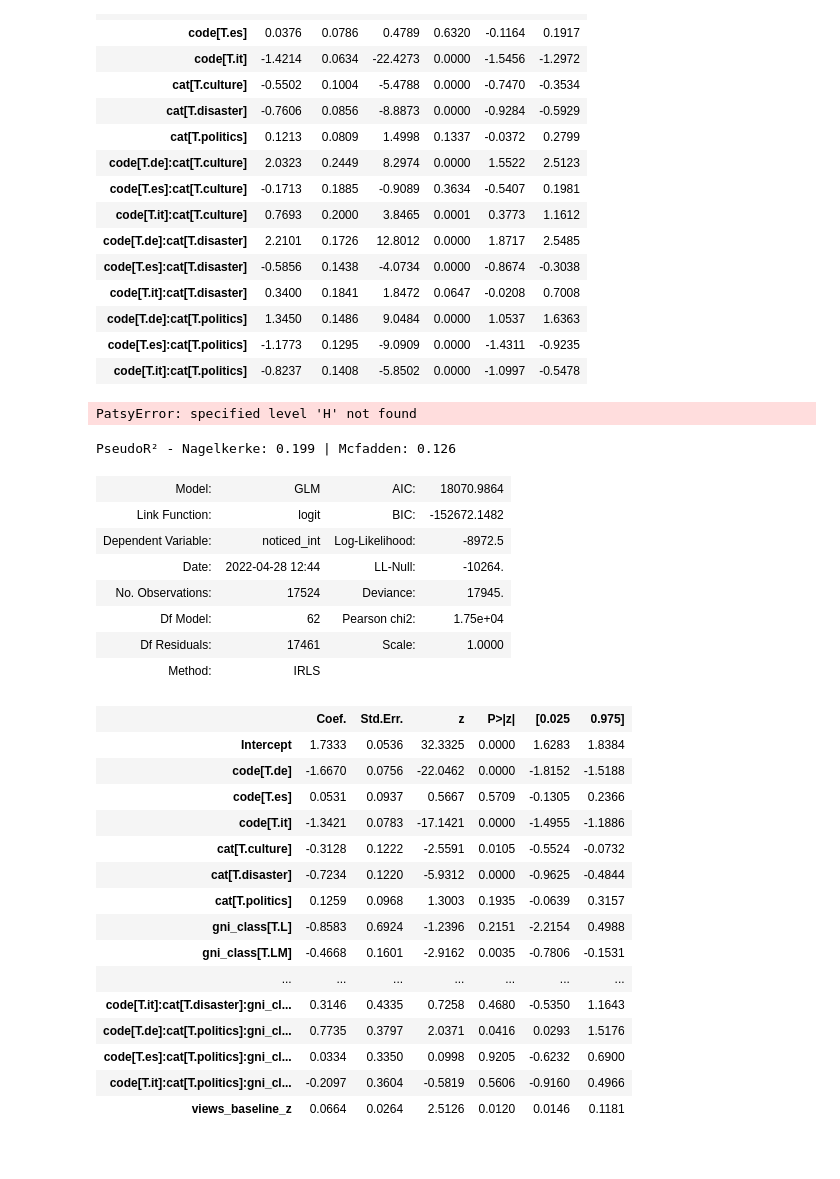
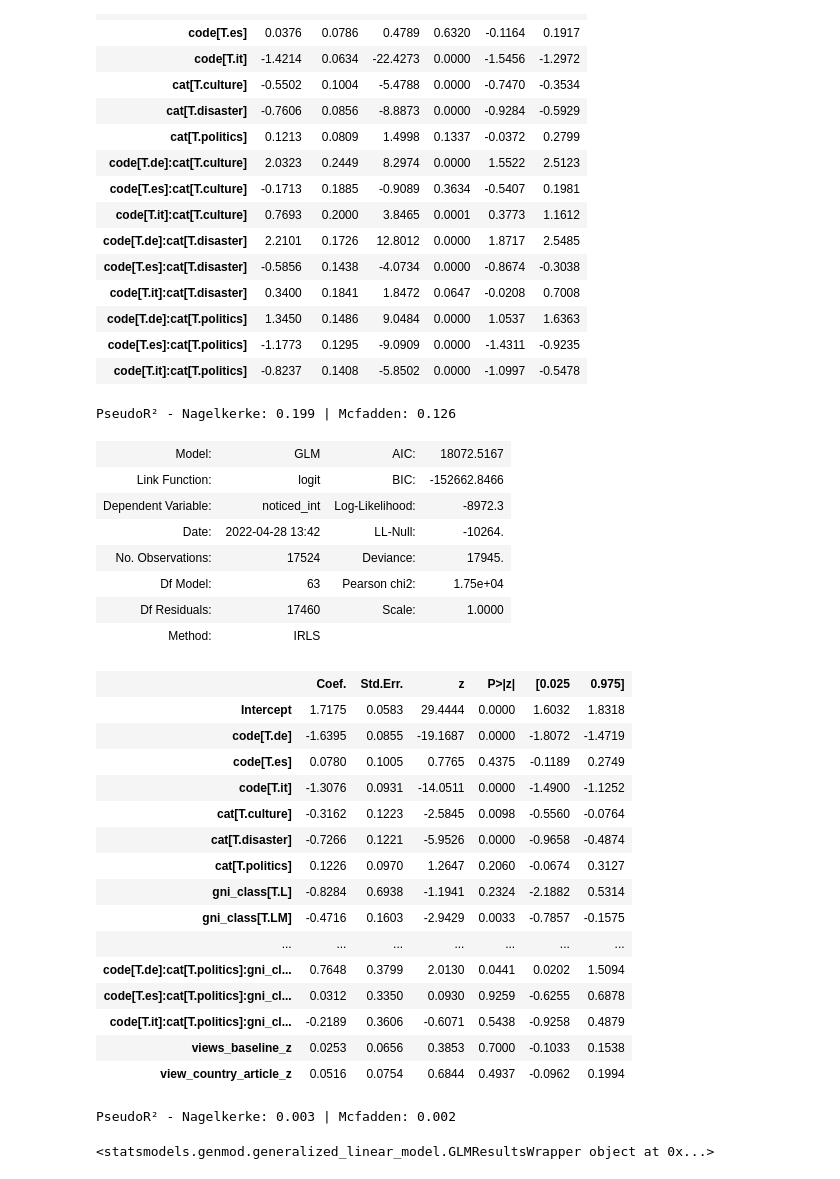
Before and after one commit to ruptho/wiki-event-bias, a Jupyter notebook: logreg_minviews.ipynb, the cells around one changed output. Cells and saved outputs as stored; diff of their text form; code cells hidden in the pictures.

```diff
--- a/logreg_minviews.ipynb
+++ b/logreg_minviews.ipynb
@@ -208,42 +208,47 @@ PseudoR² - Nagelkerke: 0.178 | Mcfadden: 0.112
 | code[T.es]:cat[T.politics] | -1.1773 | 0.1295 | -9.0909 | 0.0000 | -1.4311 | -0.9235 |
 | code[T.it]:cat[T.politics] | -0.8237 | 0.1408 | -5.8502 | 0.0000 | -1.0997 | -0.5478 |
 # %%
+code_reg = 'C(code, Treatment(reference="en"))'
+cat_reg = 'C(cat, Treatment(reference="sports"))'
+class_reg = 'C(gni_class, Treatment(reference="H"))'
+region_reg = 'C(gni_region, Treatment(reference="North America"))'
+continent_reg = 'C(gni_region, Treatment(reference="North America"))'
+
 logreg_1 = fit_logit_and_rename_coeffs(
     df_reg,
-    'noticed_int ~ C(code, Treatment(reference="en")) * (C(cat, Treatment(reference="sports")) + C(gni_class, Treatment(reference="H")) + C(gni_region, Treatment(reference="North America")))')
+    f'noticed_int ~ {code_reg} * {cat_reg} * {class_reg} + views_baseline_z + view_country_article_z')
 logreg_1.summary2()
 # %% [output]
-PatsyError: specified level 'H' not found
+PseudoR² - Nagelkerke: 0.199 | Mcfadden: 0.126
+| Model: | GLM | AIC: | 18072.5167 |
+| Link Function: | logit | BIC: | -152662.8466 |
+| Dependent Variable: | noticed_int | Log-Likelihood: | -8972.3 |
+| Date: | 2022-04-28 13:42 | LL-Null: | -10264. |
+| No. Observations: | 17524 | Deviance: | 17945. |
+| Df Model: | 63 | Pearson chi2: | 1.75e+04 |
+| Df Residuals: | 17460 | Scale: | 1.0000 |
+| Method: | IRLS |  |  |
+|  | Coef. | Std.Err. | z | P>|z| | [0.025 | 0.975] |
+| Intercept | 1.7175 | 0.0583 | 29.4444 | 0.0000 | 1.6032 | 1.8318 |
+| code[T.de] | -1.6395 | 0.0855 | -19.1687 | 0.0000 | -1.8072 | -1.4719 |
+| code[T.es] | 0.0780 | 0.1005 | 0.7765 | 0.4375 | -0.1189 | 0.2749 |
+| code[T.it] | -1.3076 | 0.0931 | -14.0511 | 0.0000 | -1.4900 | -1.1252 |
+| cat[T.culture] | -0.3162 | 0.1223 | -2.5845 | 0.0098 | -0.5560 | -0.0764 |
+| cat[T.disaster] | -0.7266 | 0.1221 | -5.9526 | 0.0000 | -0.9658 | -0.4874 |
+| cat[T.politics] | 0.1226 | 0.0970 | 1.2647 | 0.2060 | -0.0674 | 0.3127 |
+| gni_class[T.L] | -0.8284 | 0.6938 | -1.1941 | 0.2324 | -2.1882 | 0.5314 |
+| gni_class[T.LM] | -0.4716 | 0.1603 | -2.9429 | 0.0033 | -0.7857 | -0.1575 |
+| ... | ... | ... | ... | ... | ... | ... |
+| code[T.de]:cat[T.politics]:gni_cl... | 0.7648 | 0.3799 | 2.0130 | 0.0441 | 0.0202 | 1.5094 |
+| code[T.es]:cat[T.politics]:gni_cl... | 0.0312 | 0.3350 | 0.0930 | 0.9259 | -0.6255 | 0.6878 |
+| code[T.it]:cat[T.politics]:gni_cl... | -0.2189 | 0.3606 | -0.6071 | 0.5438 | -0.9258 | 0.4879 |
+| views_baseline_z | 0.0253 | 0.0656 | 0.3853 | 0.7000 | -0.1033 | 0.1538 |
+| view_country_article_z | 0.0516 | 0.0754 | 0.6844 | 0.4937 | -0.0962 | 0.1994 |
-# %%
-logreg_2 = fit_logit_and_rename_coeffs(
-    df_reg,
-    'noticed_int ~ C(code, Treatment(reference="en")) * (C(cat, Treatment(reference="sports"))  * C(gni_class, Treatment(reference="H"))) + views_baseline_z')
-
-logreg_2.summary2()
-# %% [output]
-PseudoR² - Nagelkerke: 0.199 | Mcfadden: 0.126
-| Model: | GLM | AIC: | 18070.9864 |
-| Link Function: | logit | BIC: | -152672.1482 |
-| Dependent Variable: | noticed_int | Log-Likelihood: | -8972.5 |
-| Date: | 2022-04-28 12:44 | LL-Null: | -10264. |
-| No. Observations: | 17524 | Deviance: | 17945. |
-| Df Model: | 62 | Pearson chi2: | 1.75e+04 |
-| Df Residuals: | 17461 | Scale: | 1.0000 |
-| Method: | IRLS |  |  |
-|  | Coef. | Std.Err. | z | P>|z| | [0.025 | 0.975] |
-| Intercept | 1.7333 | 0.0536 | 32.3325 | 0.0000 | 1.6283 | 1.8384 |
-| code[T.de] | -1.6670 | 0.0756 | -22.0462 | 0.0000 | -1.8152 | -1.5188 |
-| code[T.es] | 0.0531 | 0.0937 | 0.5667 | 0.5709 | -0.1305 | 0.2366 |
-| code[T.it] | -1.3421 | 0.0783 | -17.1421 | 0.0000 | -1.4955 | -1.1886 |
-| cat[T.culture] | -0.3128 | 0.1222 | -2.5591 | 0.0105 | -0.5524 | -0.0732 |
-| cat[T.disaster] | -0.7234 | 0.1220 | -5.9312 | 0.0000 | -0.9625 | -0.4844 |
-| cat[T.politics] | 0.1259 | 0.0968 | 1.3003 | 0.1935 | -0.0639 | 0.3157 |
-| gni_class[T.L] | -0.8583 | 0.6924 | -1.2396 | 0.2151 | -2.2154 | 0.4988 |
-| gni_class[T.LM] | -0.4668 | 0.1601 | -2.9162 | 0.0035 | -0.7806 | -0.1531 |
-| ... | ... | ... | ... | ... | ... | ... |
-| code[T.it]:cat[T.disaster]:gni_cl... | 0.3146 | 0.4335 | 0.7258 | 0.4680 | -0.5350 | 1.1643 |
-| code[T.de]:cat[T.politics]:gni_cl... | 0.7735 | 0.3797 | 2.0371 | 0.0416 | 0.0293 | 1.5176 |
-| code[T.es]:cat[T.politics]:gni_cl... | 0.0334 | 0.3350 | 0.0998 | 0.9205 | -0.6232 | 0.6900 |
-| code[T.it]:cat[T.politics]:gni_cl... | -0.2097 | 0.3604 | -0.5819 | 0.5606 | -0.9160 | 0.4966 |
-| views_baseline_z | 0.0664 | 0.0264 | 2.5126 | 0.0120 | 0.0146 | 0.1181 |
+# %%
+fit_logit_and_rename_coeffs(
+    df_reg[df_reg.code=='en'],
+    f'noticed_int ~ GDP_pc_log')
+# %% [output]
+PseudoR² - Nagelkerke: 0.003 | Mcfadden: 0.002
+<statsmodels.genmod.generalized_linear_model.GLMResultsWrapper object at 0x...>
 # %%
```
Also changed, not shown: parts of 5 cells of this notebook, 1 other file.
